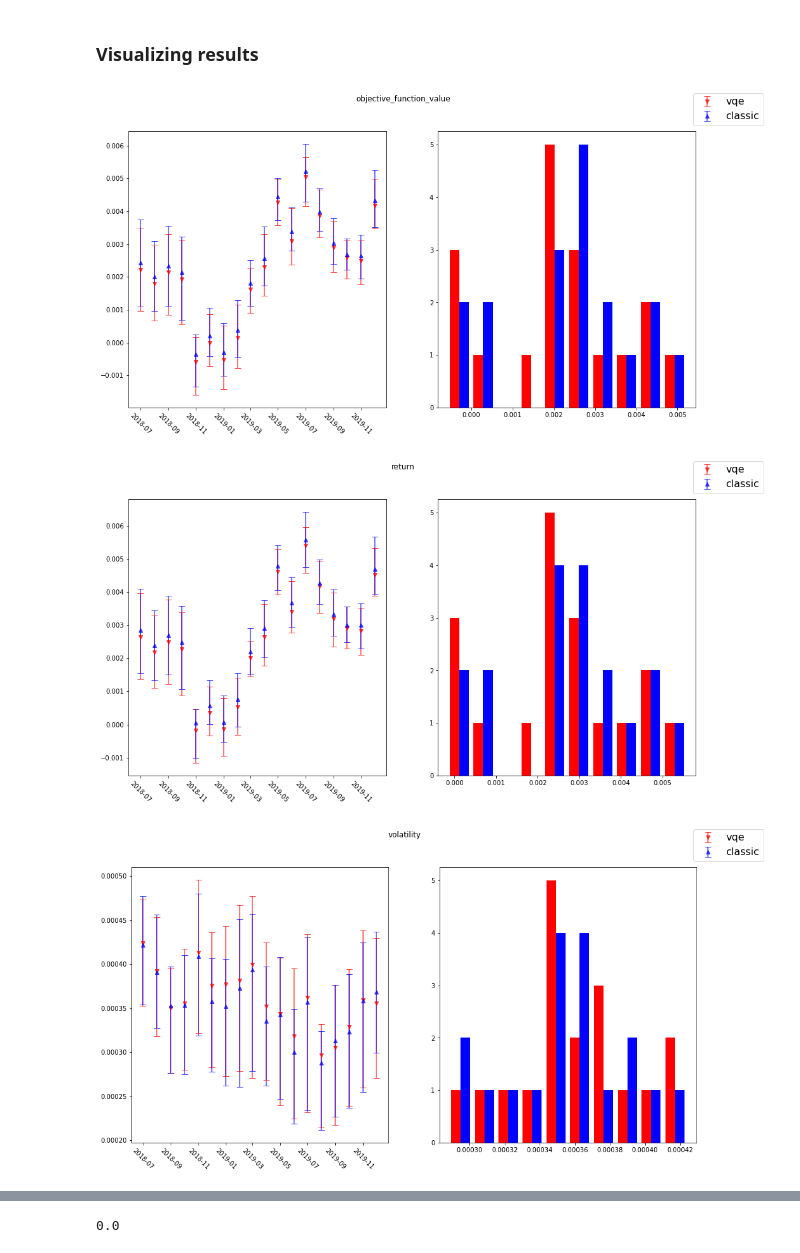
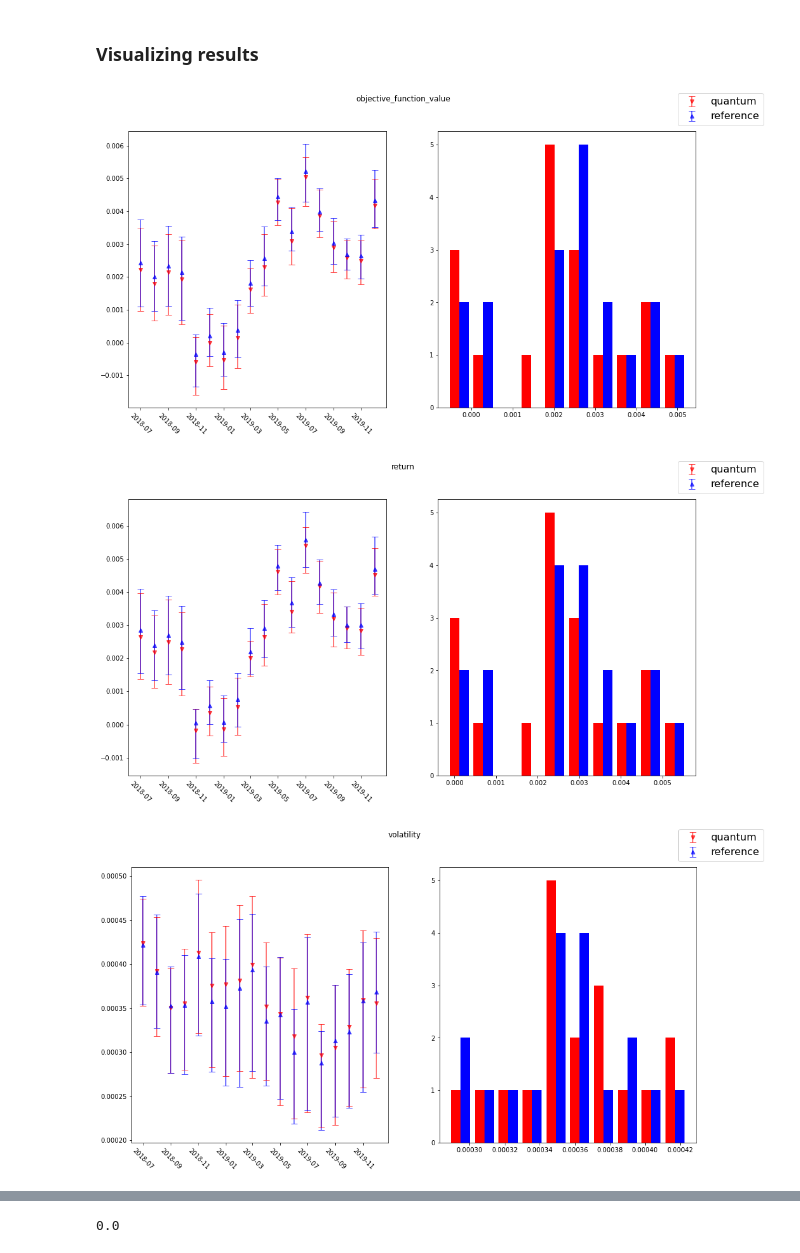
Before and after one commit to grossiM/quantum-optimization-experiments, a Jupyter notebook: benchmarking.ipynb, the cells around one changed output, grey strips where cells are left out. Saved outputs shown, nothing was run; the diff lists cells and outputs as text; code cells hidden in the pictures.

Commit message:
better restoration of results, and labels dict

```diff
--- a/benchmarking.ipynb
+++ b/benchmarking.ipynb
@@ -241,9 +241,11 @@ Running on portfolio 12 of 100: ('AMP.MI', 'EXO.MI', 'IP.MI', 'ISP.MI', 'LDO.MI'
 #   pickle.dump(granular_results, f)
 # %%
 # load saved results (avoid computing them again)
-#with open('logs/benchmark_granular_results.json', 'rb') as f:
+#with open('logs_saved/benchmark_granular_results.pkl', 'rb') as f:
 #    granular_results = pickle.load(f)
-#granular_results
+#solvers = list(granular_results.keys())
+#portfolios = list(granular_results[solvers[0]].keys())
+optim_dates = list(granular_results[solvers[0]][portfolios[0]].keys())
 # %% [markdown]
 ### Visualizing results
 # %%
@@ -264,32 +266,34 @@ stats_results = {solver :{date :{metric :pd.Series(aggr_results[solver][date][me
 # %%
 ## may it make more sense to plot [(approx_algo - exact) / exact] of points?
 
 #creates a subplot to display results over a given metric
+labels_dict = {'vqe': 'quantum', 'classic': 'reference'}
+
 for metric in metrics:
     fig, (ax1, ax2) = plt.subplots(1, 2, figsize=(16, 8))
 
     #adds the results of each solver to the subplots
     ys = [[] for s in solvers] # used for histograms
     for i,solver in enumerate(solvers):
         means = np.array([stats_results[solver][date][metric]['mean'] for date in optim_dates])
         perc25s = np.array([stats_results[solver][date][metric]['25%'] for date in optim_dates])
         perc75s = np.array([stats_results[solver][date][metric]['75%'] for date in optim_dates])
 
         y = means
         err_low = means-perc25s
         err_high = perc75s-means
         error = [err_low, err_high]
         ax1.errorbar(x=optim_dates, y=y, yerr=error, c=palette[i%len(palette)],
-                     fmt=markers[i%len(markers)], capsize=5, alpha=0.7, label=solver)
+                     fmt=markers[i%len(markers)], capsize=5, alpha=0.7, label=labels_dict.get(solver,solver))
         ys[i]+=list(means)
     #ax1.set_yscale('log')
     plt.setp(ax1.xaxis.get_majorticklabels(), rotation=-45)
 
     ax2.hist(ys, bins=10, color=palette[:len(ys)])
 
     fig.suptitle(metric)
     fig.legend(prop={'size': 16})
 # %% [output]
-[figure, old version]
+[figure, new version]
-[figure, old version]
+[figure, new version]
-[figure, old version]
+[figure, new version]
```
Also changed, not shown: parts of 2 cells of this notebook.
